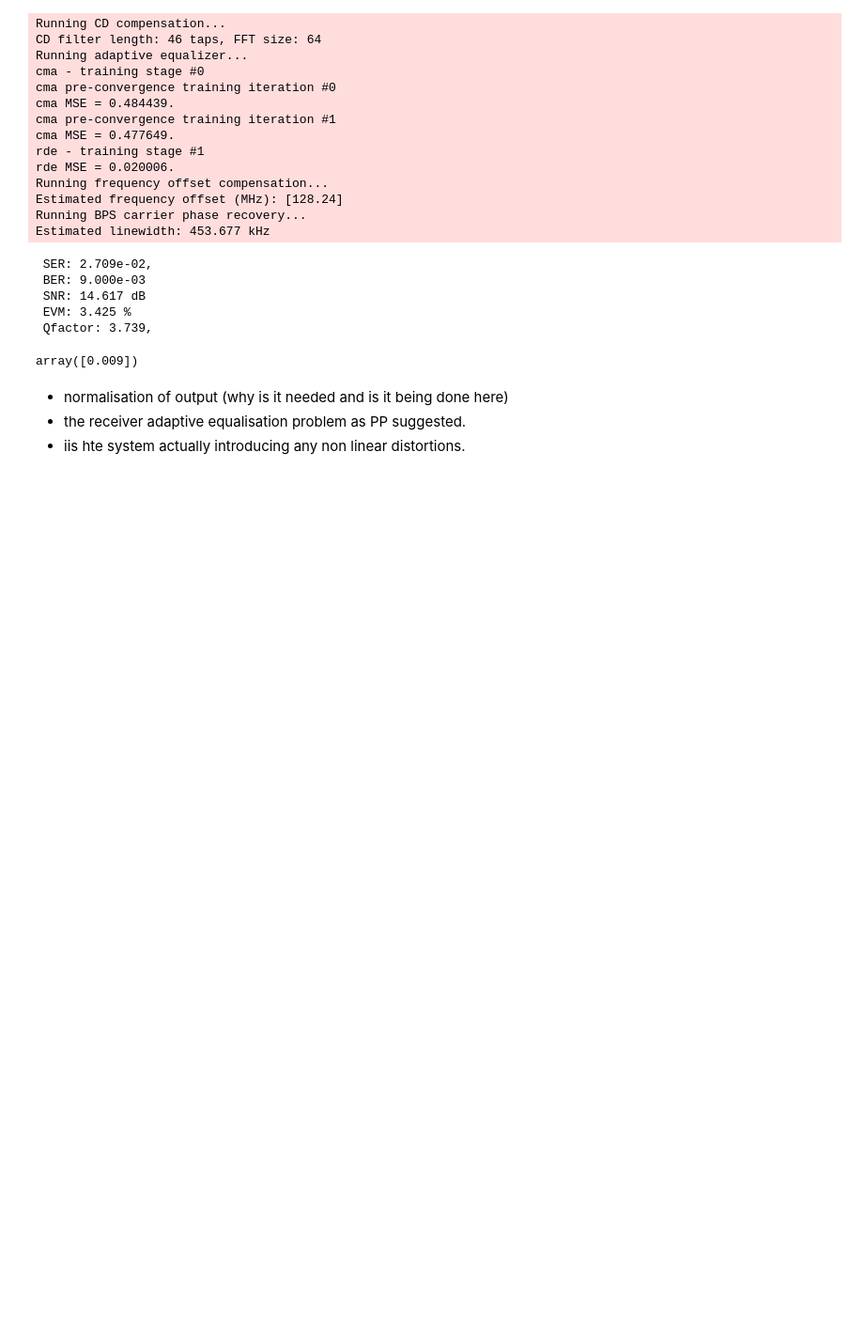
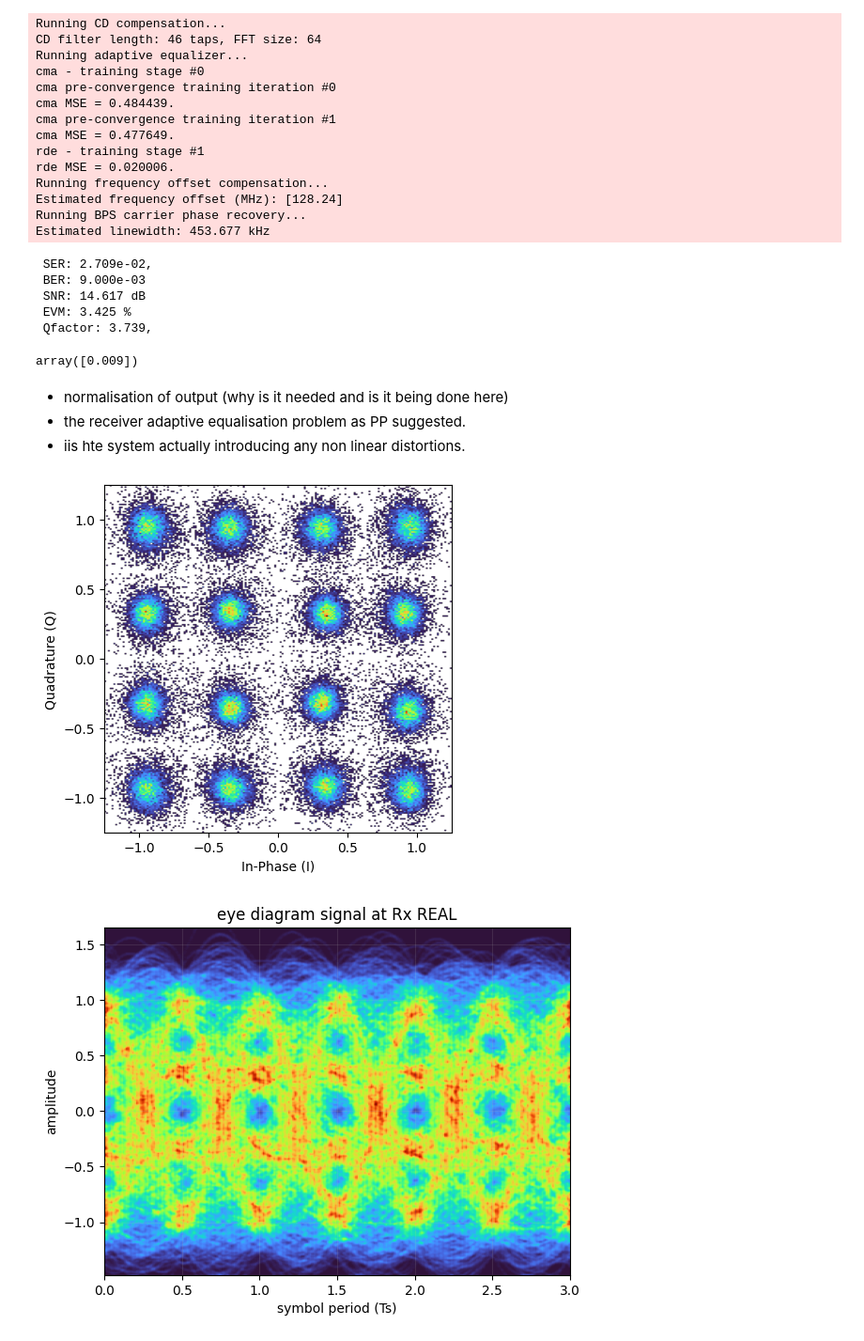
Before and after one commit to abdalrahimnaser/FYP, a Jupyter notebook: Integration/Optical_System_for_DPD.ipynb, the cells around one changed output. Shown at 94% size. Drawn from its saved outputs; the diff is of its cells as text; code cells hidden in the pictures; blank space fills up the shorter version.

```diff
--- a/Integration/Optical_System_for_DPD.ipynb
+++ b/Integration/Optical_System_for_DPD.ipynb
@@ -569,3 +569,14 @@ array([0.009])
 * normalisation of output (why is it needed and is it being done here)
 * the receiver adaptive equalisation problem as PP suggested.
 * iis hte system actually introducing any non linear distortions.
+# %%
+discard = 5000
+# plot constellations
+pconst(y_CPR_1[discard:-discard])
+
+# plotting eye diagrams of sigTx
+eyediagram(y_CPR_1.real[discard:-discard], y_CPR_1.real.size-2*discard, paramDec.SpSout, plotlabel='signal at Rx REAL', ptype='fancy')
+eyediagram(y_CPR_1.imag[discard:-discard], y_CPR_1.imag.size-2*discard, paramDec.SpSout, plotlabel='signal at Rx IMAGNIARY', ptype='fancy')
+# %% [output]
+[figure, added]
+[figure, added]
```
Also changed, not shown: parts of 1 cell of this notebook.
